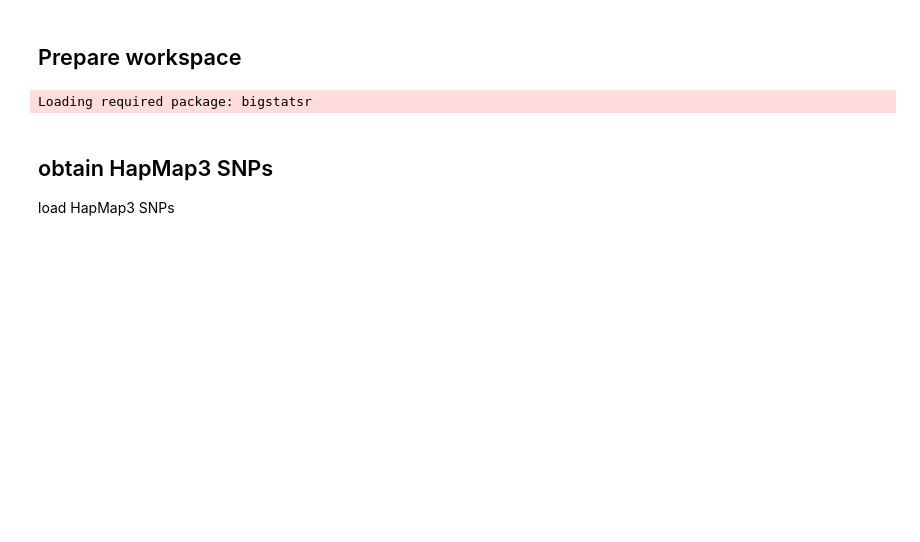
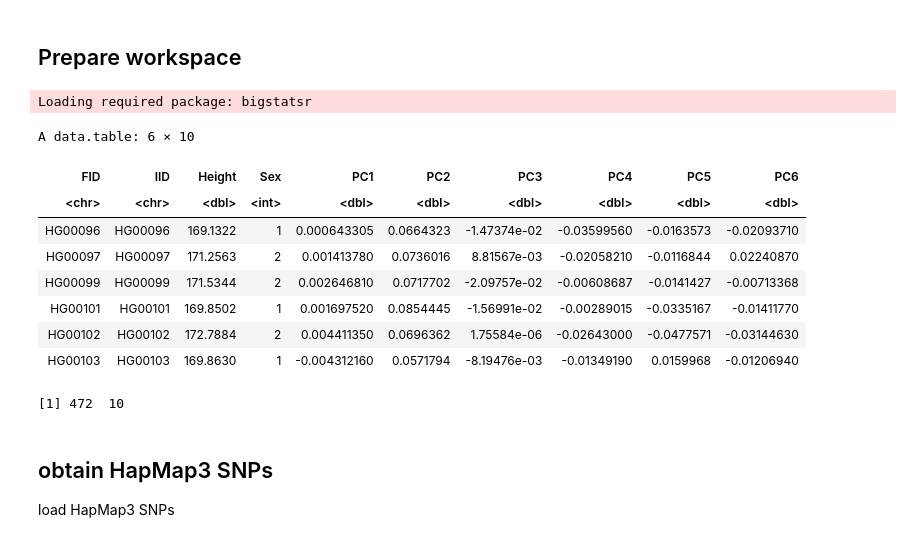
Before and after one commit to cumc/bioworkflows, a Jupyter notebook: ldpred/choi.ipynb, the cells around one changed output. Cells and saved outputs as stored; diff of their text form; code cells hidden in the pictures; blank space fills up the shorter version.

```diff
--- a/ldpred/choi.ipynb
+++ b/ldpred/choi.ipynb
@@ -41,6 +41,18 @@ pheno <- merge(phenotype, covariate) %>%
     merge(., pcs)
 # %%
 head(pheno)
+dim(pheno)
+# %% [output]
+A data.table: 6 × 10
+| FID | IID | Height | Sex | PC1 | PC2 | PC3 | PC4 | PC5 | PC6 |
+| <chr> | <chr> | <dbl> | <int> | <dbl> | <dbl> | <dbl> | <dbl> | <dbl> | <dbl> |
+| HG00096 | HG00096 | 169.1322 | 1 | 0.000643305 | 0.0664323 | -1.47374e-02 | -0.03599560 | -0.0163573 | -0.02093710 |
+| HG00097 | HG00097 | 171.2563 | 2 | 0.001413780 | 0.0736016 | 8.81567e-03 | -0.02058210 | -0.0116844 | 0.02240870 |
+| HG00099 | HG00099 | 171.5344 | 2 | 0.002646810 | 0.0717702 | -2.09757e-02 | -0.00608687 | -0.0141427 | -0.00713368 |
+| HG00101 | HG00101 | 169.8502 | 1 | 0.001697520 | 0.0854445 | -1.56991e-02 | -0.00289015 | -0.0335167 | -0.01411770 |
+| HG00102 | HG00102 | 172.7884 | 2 | 0.004411350 | 0.0696362 | 1.75584e-06 | -0.02643000 | -0.0477571 | -0.03144630 |
+| HG00103 | HG00103 | 169.8630 | 1 | -0.004312160 | 0.0571794 | -8.19476e-03 | -0.01349190 | 0.0159968 | -0.01206940 |
+[1] 472  10
 # %% [markdown]
 ## obtain HapMap3 SNPs
 
```
Also changed, not shown: parts of 5 cells of this notebook, 1 other file.
